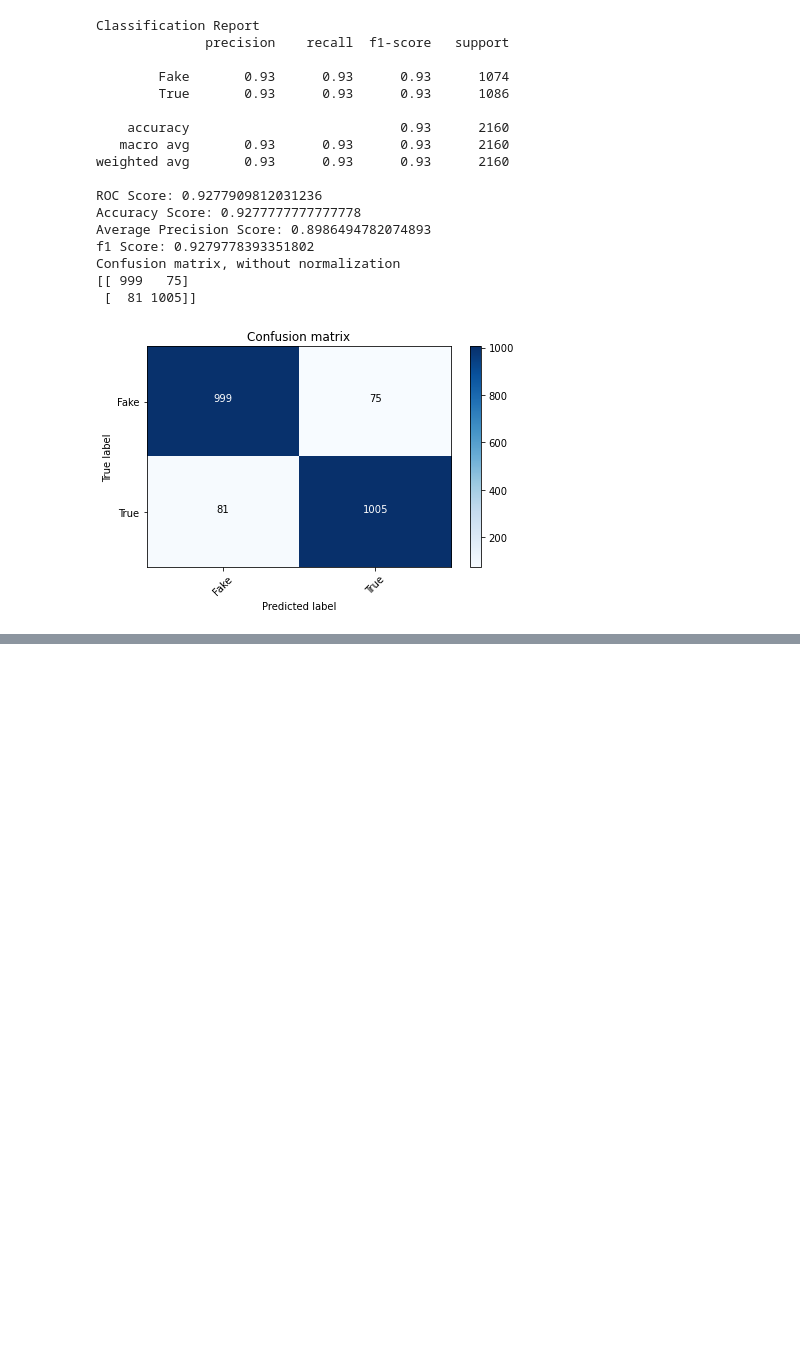
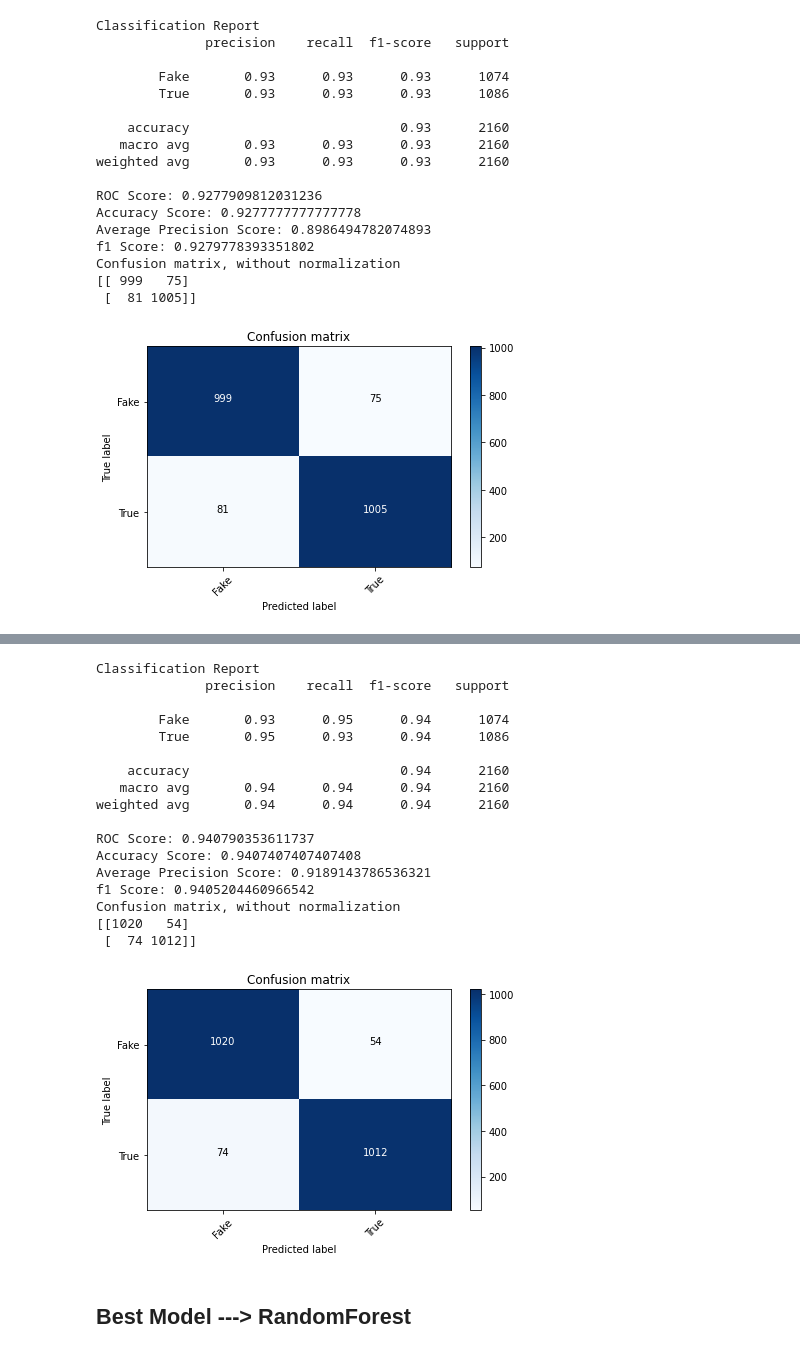
Before and after one commit to isaquepim/Isaura_detector, a Jupyter notebook: Fakebr.ipynb, the cells around one changed output, grey strips where cells are left out. Saved outputs shown, nothing was run; the diff lists cells and outputs as text; code cells hidden in the pictures; blank space fills up the shorter version.

Commit message:
modelos prontos

```diff
--- a/Fakebr.ipynb
+++ b/Fakebr.ipynb
@@ -222,0 +212,7 @@ from sklearn.preprocessing import StandardScaler
+# %%
+param_grid = {'C': [0.1,1, 10, 100], 'gamma': [1,0.1,0.01,0.001],'kernel': ['rbf', 'poly', 'sigmoid']}
+
+grid = GridSearchCV(svm.SVC(),param_grid,refit=True,verbose=2)
+grid.fit(X_train,y_train)
+
+grid.best_estimator_
@@ -223,6 +238,7 @@ from sklearn.preprocessing import StandardScaler
 # %%
-clf_svc = svm.SVC(kernel='linear',
-                   C=0.9,
+clf_svc = svm.SVC(kernel='sigmoid',
+                   C=100,
+                   gamma=0.001,
                    shrinking=True,
                    probability=False,
                    tol=0.001,
@@ -317,0 +338,12 @@ Confusion matrix, without normalization
+# %%
+param_grid = {
+    'n_estimators': [200, 500],
+    'max_features': ['auto', 'sqrt', 'log2'],
+    'max_depth' : [4,5,6,7,8],
+    'criterion' :['gini', 'entropy']
+}
+
+grid = GridSearchCV(RandomForestClassifier(),param_grid,cv=5,refit=True,verbose=2)
+grid.fit(X_train,y_train)
+
+grid.best_estimator_
@@ -317,0 +369,26 @@ Confusion matrix, without normalization
+# %%
+clf_rfs = RandomForestClassifier(max_depth=6,n_estimators=500, max_features='log2', random_state=101)
+clf_rfs.fit(X_train, y_train)
+
+roc_rfs = clf_eval(clf_rfs,X_test,y_test)
+# %% [output]
+Classification Report
+              precision    recall  f1-score   support
+
+        Fake       0.93      0.95      0.94      1074
+        True       0.95      0.93      0.94      1086
+
+    accuracy                           0.94      2160
+   macro avg       0.94      0.94      0.94      2160
+weighted avg       0.94      0.94      0.94      2160
+
+ROC Score: 0.940790353611737
+Accuracy Score: 0.9407407407407408
+Average Precision Score: 0.9189143786536321
+f1 Score: 0.9405204460966542
+Confusion matrix, without normalization
+[[1020   54]
+ [  74 1012]]
+[figure, added]
+# %% [markdown]
+## Best Model ---> RandomForest
```
Also changed, not shown: parts of 12 cells of this notebook, 3 other files.
